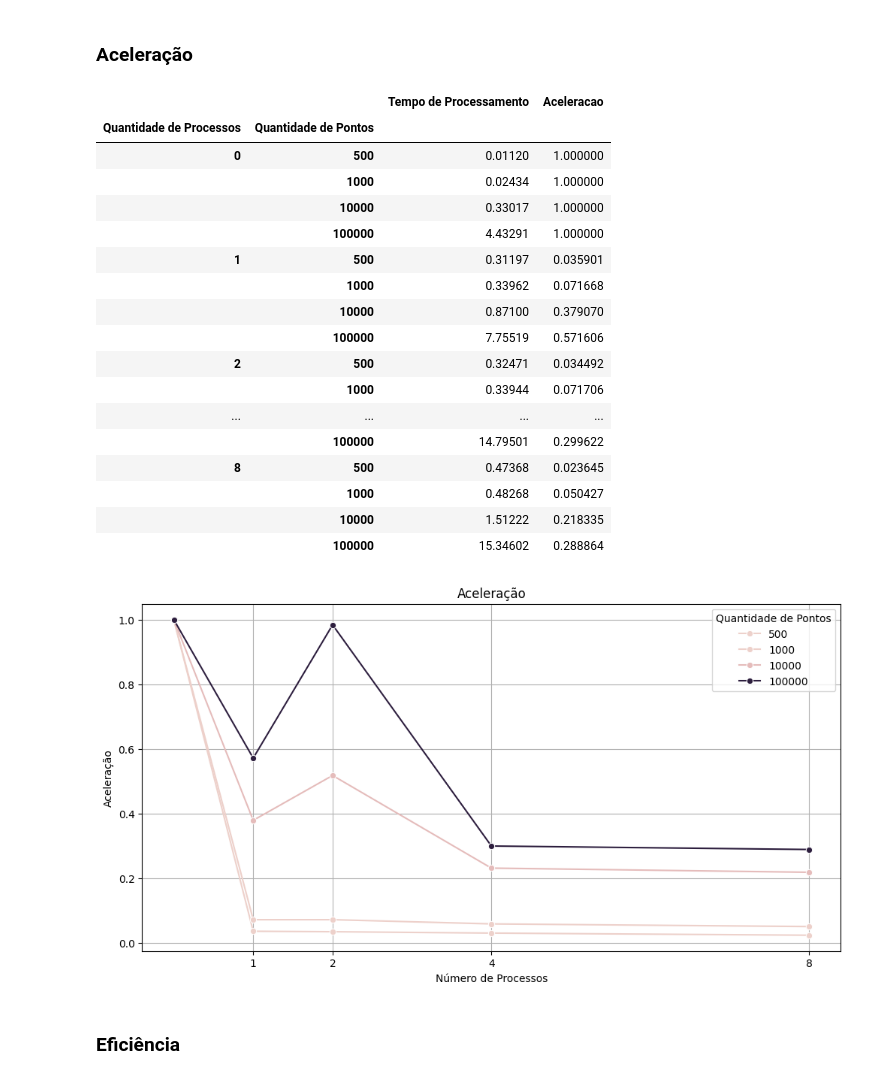
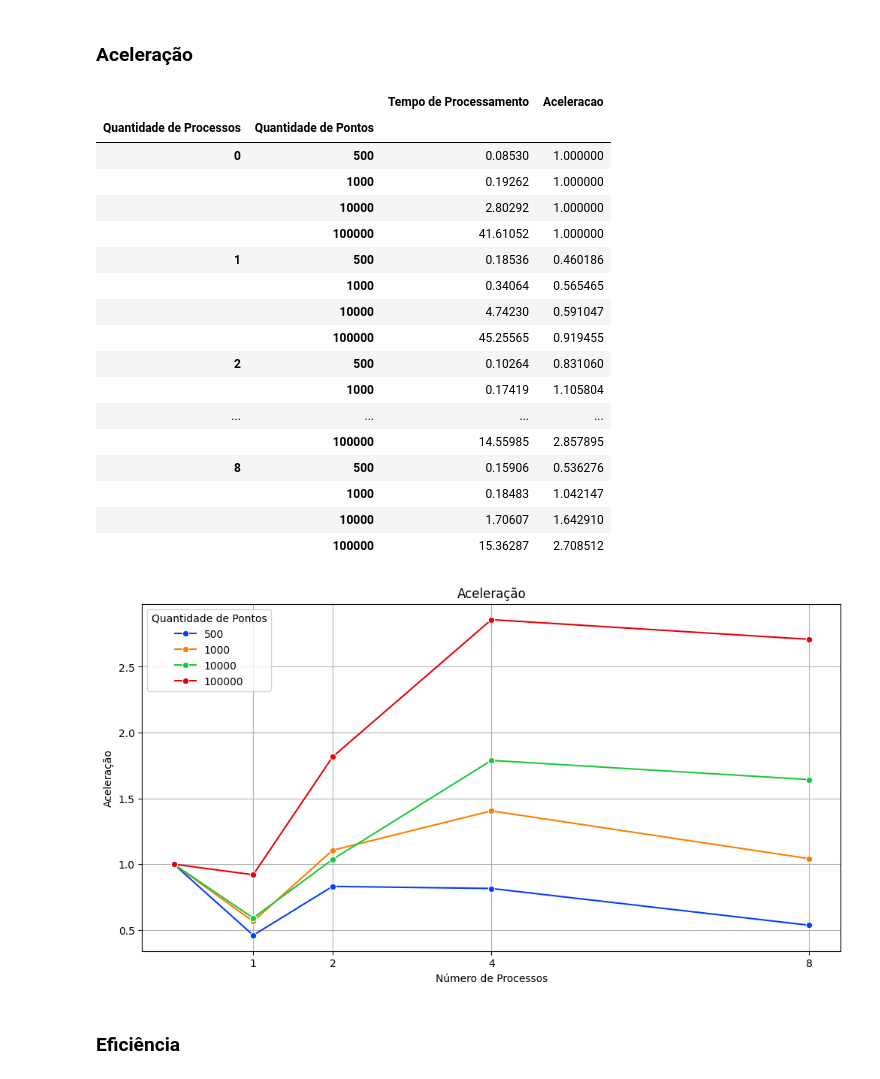
Before and after one commit to Igor-dJS/k-means_concorrente, a Jupyter notebook: logs/analise_log_execucao_kmeans.ipynb, the cells around one changed output. Drawn from its saved outputs; the diff is of its cells as text; code cells hidden in the pictures.

```diff
--- a/logs/analise_log_execucao_kmeans.ipynb
+++ b/logs/analise_log_execucao_kmeans.ipynb
@@ -19,7 +17,7 @@ import matplotlib.pyplot as plt
 # %%
 # Carrega o arquivo com tempos de execução
 nomes_das_colunas = ['Quantidade de Processos', 'Quantidade de Pontos', "Tempo de Processamento"]
-df = pd.read_csv("./log_execucao_kmeans_2_clusters_4_cols.csv", header=None, names=nomes_das_colunas)
+df = pd.read_csv("./log_execucao_kmeans.csv", header=None, names=nomes_das_colunas)
 df
 # %% [output]
 |  | Quantidade de Processos | Quantidade de Pontos | Tempo de Processamento |
@@ -77,36 +75,36 @@ df_medias
 # %% [output]
 |  |  | Tempo de Processamento | Aceleracao |
 | Quantidade de Processos | Quantidade de Pontos |  |  |
-| 0 | 500 | 0.01120 | 1.000000 |
-|  | 1000 | 0.02434 | 1.000000 |
-|  | 10000 | 0.33017 | 1.000000 |
-|  | 100000 | 4.43291 | 1.000000 |
-| 1 | 500 | 0.31197 | 0.035901 |
-|  | 1000 | 0.33962 | 0.071668 |
-|  | 10000 | 0.87100 | 0.379070 |
-|  | 100000 | 7.75519 | 0.571606 |
-| 2 | 500 | 0.32471 | 0.034492 |
-|  | 1000 | 0.33944 | 0.071706 |
+| 0 | 500 | 0.08530 | 1.000000 |
+|  | 1000 | 0.19262 | 1.000000 |
+|  | 10000 | 2.80292 | 1.000000 |
+|  | 100000 | 41.61052 | 1.000000 |
+| 1 | 500 | 0.18536 | 0.460186 |
+|  | 1000 | 0.34064 | 0.565465 |
+|  | 10000 | 4.74230 | 0.591047 |
+|  | 100000 | 45.25565 | 0.919455 |
+| 2 | 500 | 0.10264 | 0.831060 |
+|  | 1000 | 0.17419 | 1.105804 |
 | ... | ... | ... | ... |
-|  | 100000 | 14.79501 | 0.299622 |
-| 8 | 500 | 0.47368 | 0.023645 |
-|  | 1000 | 0.48268 | 0.050427 |
-|  | 10000 | 1.51222 | 0.218335 |
-|  | 100000 | 15.34602 | 0.288864 |
+|  | 100000 | 14.55985 | 2.857895 |
+| 8 | 500 | 0.15906 | 0.536276 |
+|  | 1000 | 0.18483 | 1.042147 |
+|  | 10000 | 1.70607 | 1.642910 |
+|  | 100000 | 15.36287 | 2.708512 |
 # %%
 # Criar o gráfico de linhas
 plt.figure(figsize=(12, 6))
-sns.lineplot(data=df_medias, x='Quantidade de Processos', y='Aceleracao', hue='Quantidade de Pontos', marker='o')
+sns.lineplot(data=df_medias, x='Quantidade de Processos', y='Aceleracao', hue='Quantidade de Pontos', marker='o', palette="bright")
 
 # Configurações do gráfico
 plt.title('Aceleração')
 plt.xlabel('Número de Processos')
 plt.ylabel('Aceleração')
 plt.grid(True)
 plt.xticks([1, 2, 4, 8])
 plt.show()
 # %% [output]
-[figure, old version]
+[figure, new version]
 # %% [markdown]
 ### Eficiência
 # %%
```
Also changed, not shown: parts of 7 cells of this notebook, 27 other files.
